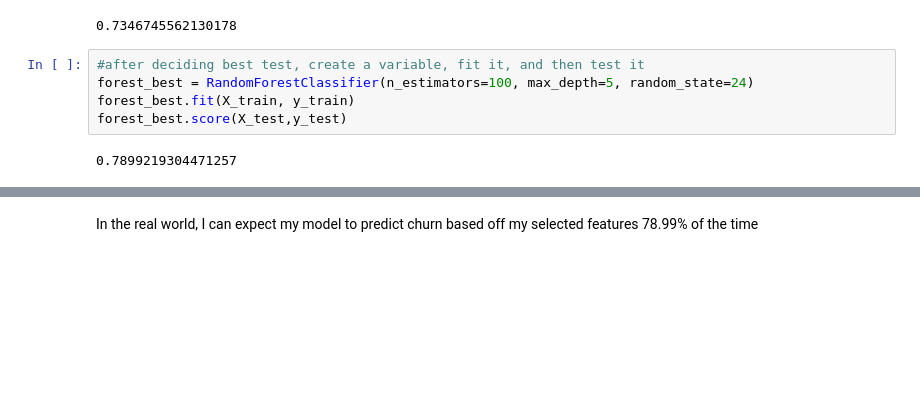
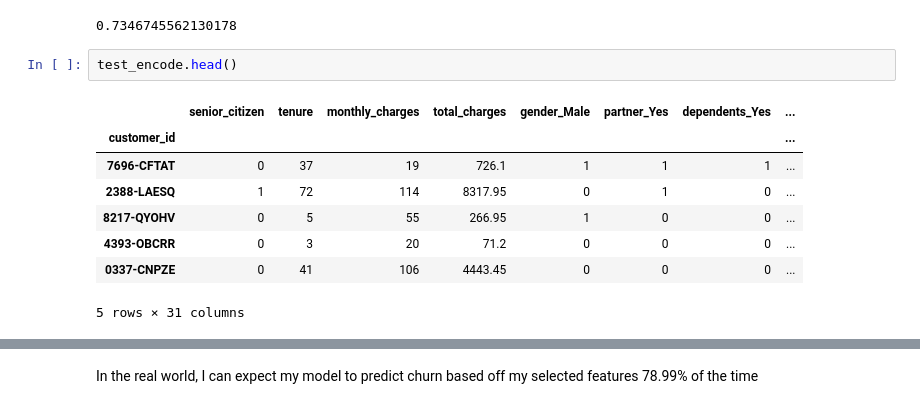
Before and after one commit to mikaul-mcdermid/Codeup-data-science, a Jupyter notebook: classification_project/MVP.ipynb, the cells around one changed output, grey strips where cells are left out. Cells and saved outputs as stored; diff of their text form; blank space fills up the shorter version.

```diff
--- a/classification_project/MVP.ipynb
+++ b/classification_project/MVP.ipynb
@@ -380,10 +380,14 @@ lr.fit(X_train[features], y_train)
 lr.score(X_train[features], y_train)
 # %% [output]
 0.7346745562130178
-# %%
-#after deciding best test, create a variable, fit it, and then test it
-forest_best = RandomForestClassifier(n_estimators=100, max_depth=5, random_state=24)
-forest_best.fit(X_train, y_train)
-forest_best.score(X_test,y_test)
-# %% [output]
-0.7899219304471257
+# %%
+test_encode.head()
+# %% [output]
+|  | senior_citizen | tenure | monthly_charges | total_charges | gender_Male | partner_Yes | dependents_Yes | ... |
+| customer_id |  |  |  |  |  |  |  | ... |
+| 7696-CFTAT | 0 | 37 | 19 | 726.1 | 1 | 1 | 1 | ... |
+| 2388-LAESQ | 1 | 72 | 114 | 8317.95 | 0 | 1 | 0 | ... |
+| 8217-QYOHV | 0 | 5 | 55 | 266.95 | 1 | 0 | 0 | ... |
+| 4393-OBCRR | 0 | 3 | 20 | 71.2 | 0 | 0 | 0 | ... |
+| 0337-CNPZE | 0 | 41 | 106 | 4443.45 | 0 | 0 | 0 | ... |
+5 rows × 31 columns
```
Also changed, not shown: parts of 2 cells of this notebook, 1 other file.
